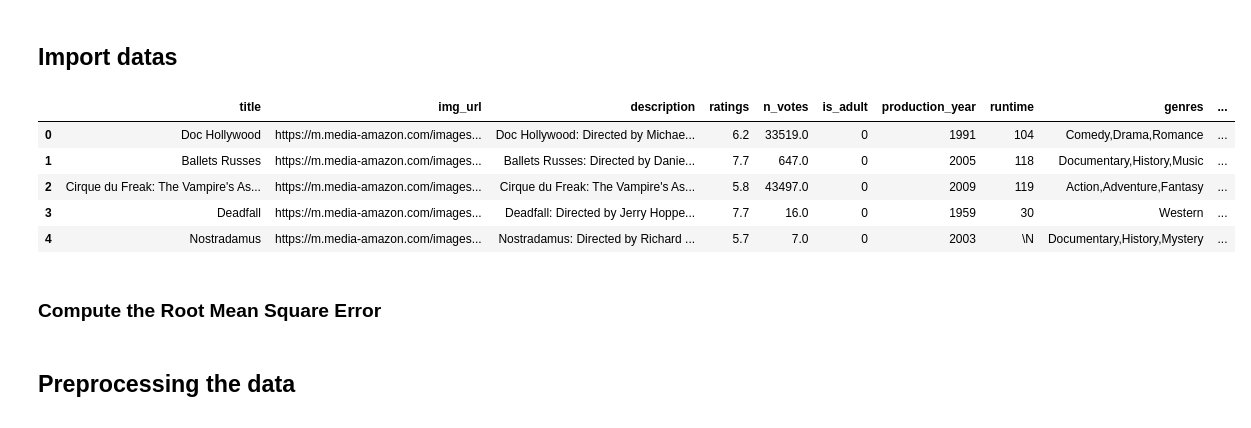
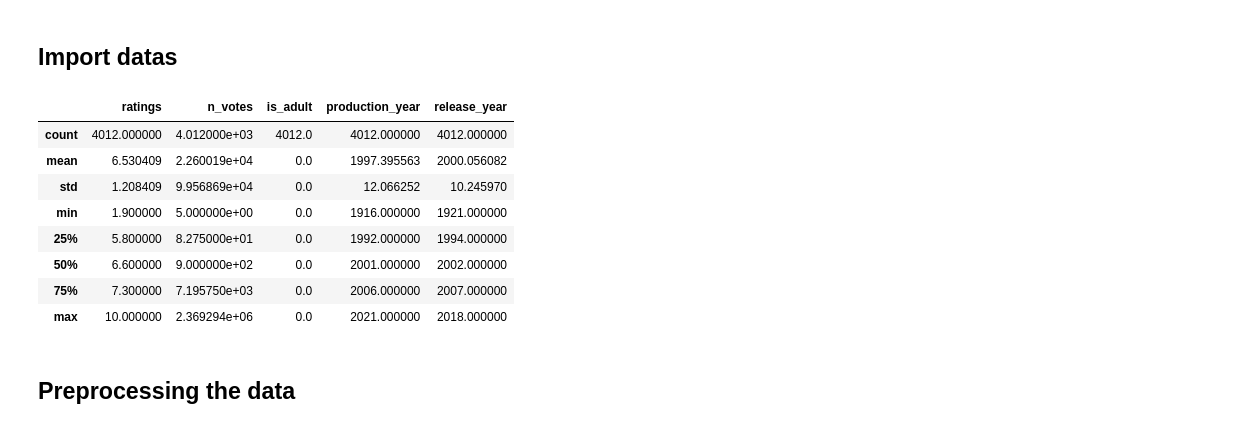
Before and after one commit to robinp12/Machine-Learning-Project-Predicting-a-film-s-gross-revenue, a Jupyter notebook: P1.ipynb, the cells around one changed output. Saved outputs shown, nothing was run; the diff lists cells and outputs as text; code cells hidden in the pictures.

```diff
--- a/P1.ipynb
+++ b/P1.ipynb
@@ -10,24 +13,24 @@ from sklearn.decomposition import PCA
 # %%
 # Use pandas to loadinto a DataFrame
 # Y1.csv doesn’t have a header so
 # add one when loading the file
 X1 = pd.read_csv("data/X1.csv")
 Y1 = pd.read_csv("data/Y1.csv", header=None, names=['revenue'])
 
 
 # ENLEVER colonne "Unnamed" du dataset : utilité ? -> Pas listé dans les features du pdf
-X = X1.drop("Unnamed: 0", axis=1)
-
-# Creer un data training/validation splités a partir du X1 (on garde X2 pour les vrais tests)
-x_train, x_test, y_train, y_test = train_test_split(X, Y1, test_size = 0.2, random_state=1)
+X = X1.drop(['Unnamed: 0', 'img_url', 'description'], axis=1)
 
 X.head()
+X.describe()
+#sns.pairplot(X)
 # %% [output]
-|  | title | img_url | description | ratings | n_votes | is_adult | production_year | runtime | genres | ... |
-| 0 | Doc Hollywood | https://m.media-amazon.com/images... | Doc Hollywood: Directed by Michae... | 6.2 | 33519.0 | 0 | 1991 | 104 | Comedy,Drama,Romance | ... |
-| 1 | Ballets Russes | https://m.media-amazon.com/images... | Ballets Russes: Directed by Danie... | 7.7 | 647.0 | 0 | 2005 | 118 | Documentary,History,Music | ... |
-| 2 | Cirque du Freak: The Vampire's As... | https://m.media-amazon.com/images... | Cirque du Freak: The Vampire's As... | 5.8 | 43497.0 | 0 | 2009 | 119 | Action,Adventure,Fantasy | ... |
-| 3 | Deadfall | https://m.media-amazon.com/images... | Deadfall: Directed by Jerry Hoppe... | 7.7 | 16.0 | 0 | 1959 | 30 | Western | ... |
-| 4 | Nostradamus | https://m.media-amazon.com/images... | Nostradamus: Directed by Richard ... | 5.7 | 7.0 | 0 | 2003 | \N | Documentary,History,Mystery | ... |
+|  | ratings | n_votes | is_adult | production_year | release_year |
+| count | 4012.000000 | 4.012000e+03 | 4012.0 | 4012.000000 | 4012.000000 |
+| mean | 6.530409 | 2.260019e+04 | 0.0 | 1997.395563 | 2000.056082 |
+| std | 1.208409 | 9.956869e+04 | 0.0 | 12.066252 | 10.245970 |
+| min | 1.900000 | 5.000000e+00 | 0.0 | 1916.000000 | 1921.000000 |
+| 25% | 5.800000 | 8.275000e+01 | 0.0 | 1992.000000 | 1994.000000 |
+| 50% | 6.600000 | 9.000000e+02 | 0.0 | 2001.000000 | 2002.000000 |
+| 75% | 7.300000 | 7.195750e+03 | 0.0 | 2006.000000 | 2007.000000 |
+| max | 10.000000 | 2.369294e+06 | 0.0 | 2021.000000 | 2018.000000 |
-# %% [markdown]
-### Compute the Root Mean Square Error
```
Also changed, not shown: parts of 14 cells of this notebook.
